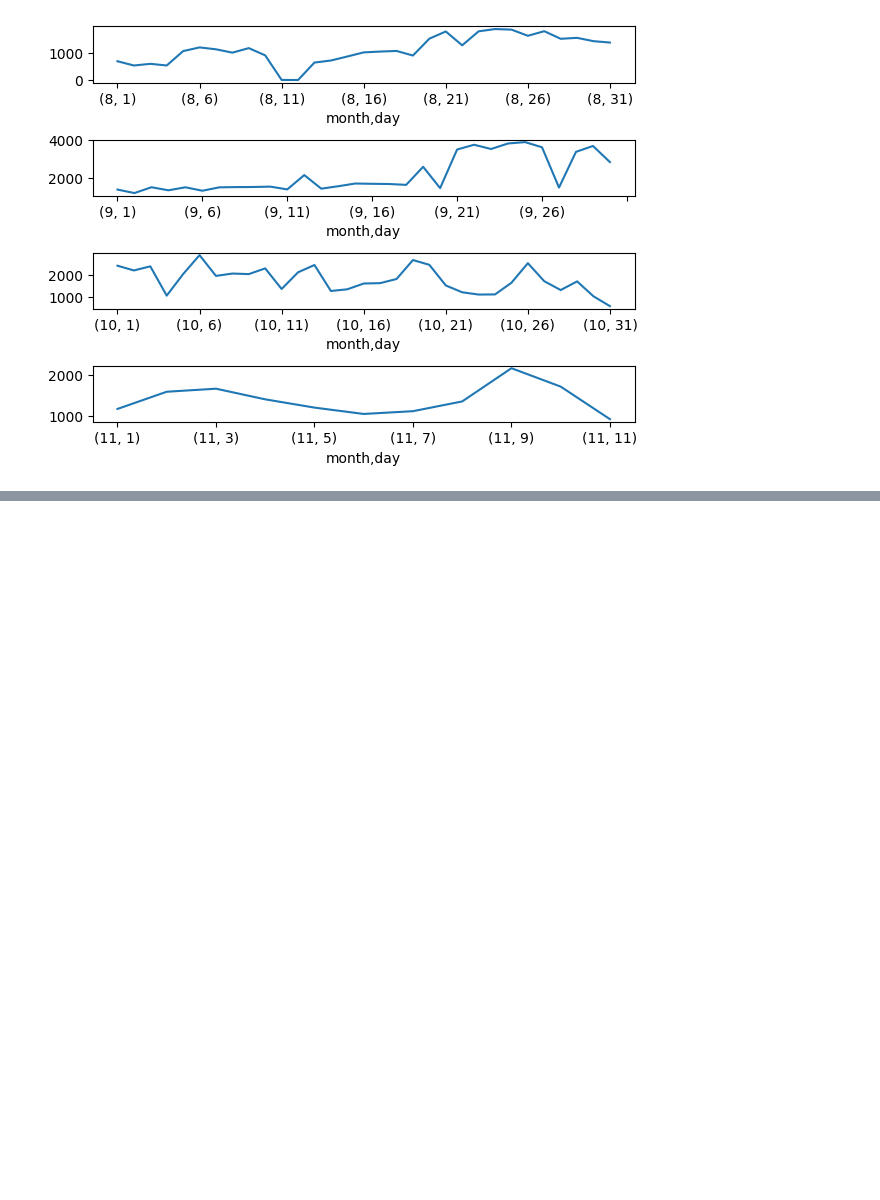
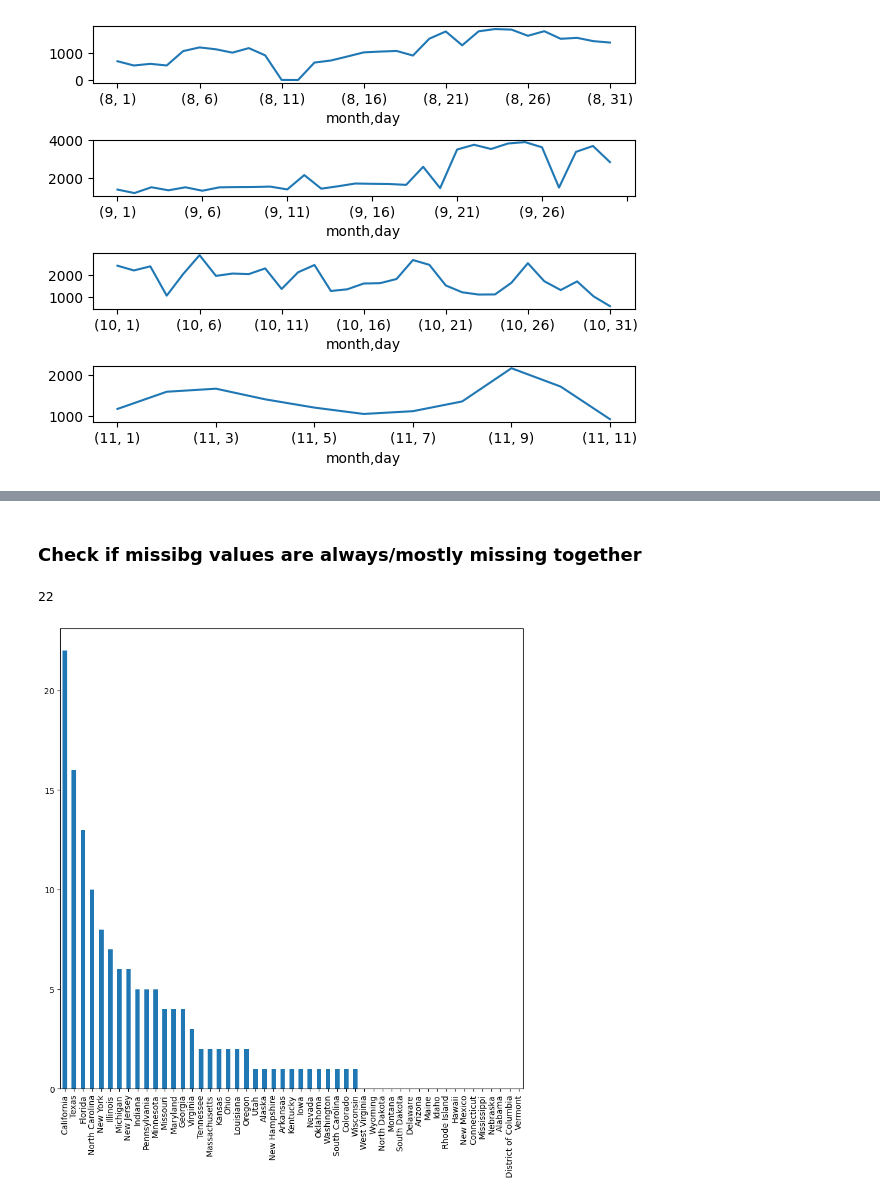
Before and after one commit to liorkaspa/IntroDS, a Jupyter notebook: CourseProject.ipynb, the cells around one changed output, grey strips where cells are left out. Saved outputs shown, nothing was run; the diff lists cells and outputs as text; code cells hidden in the pictures; blank space fills up the shorter version.

```diff
--- a/CourseProject.ipynb
+++ b/CourseProject.ipynb
@@ -279,0 +306,9 @@ print("done")
+# %% [markdown]
+### Check if missibg values are always/mostly missing together
+# %%
+df_diff=df_train[df_train.device_model.isnull() | df_train.manufacturer.isnull()].state.value_counts()-df_train[df_train.device_model.isnull() & df_train.manufacturer.isnull()].state.value_counts()
+df_diff=df_diff.sort_values(ascending=False)
+df_diff.plot.bar(figsize=(10,10))
+# %% [output]
+22
+[figure, added]
```
Also changed, not shown: parts of 14 cells of this notebook.
